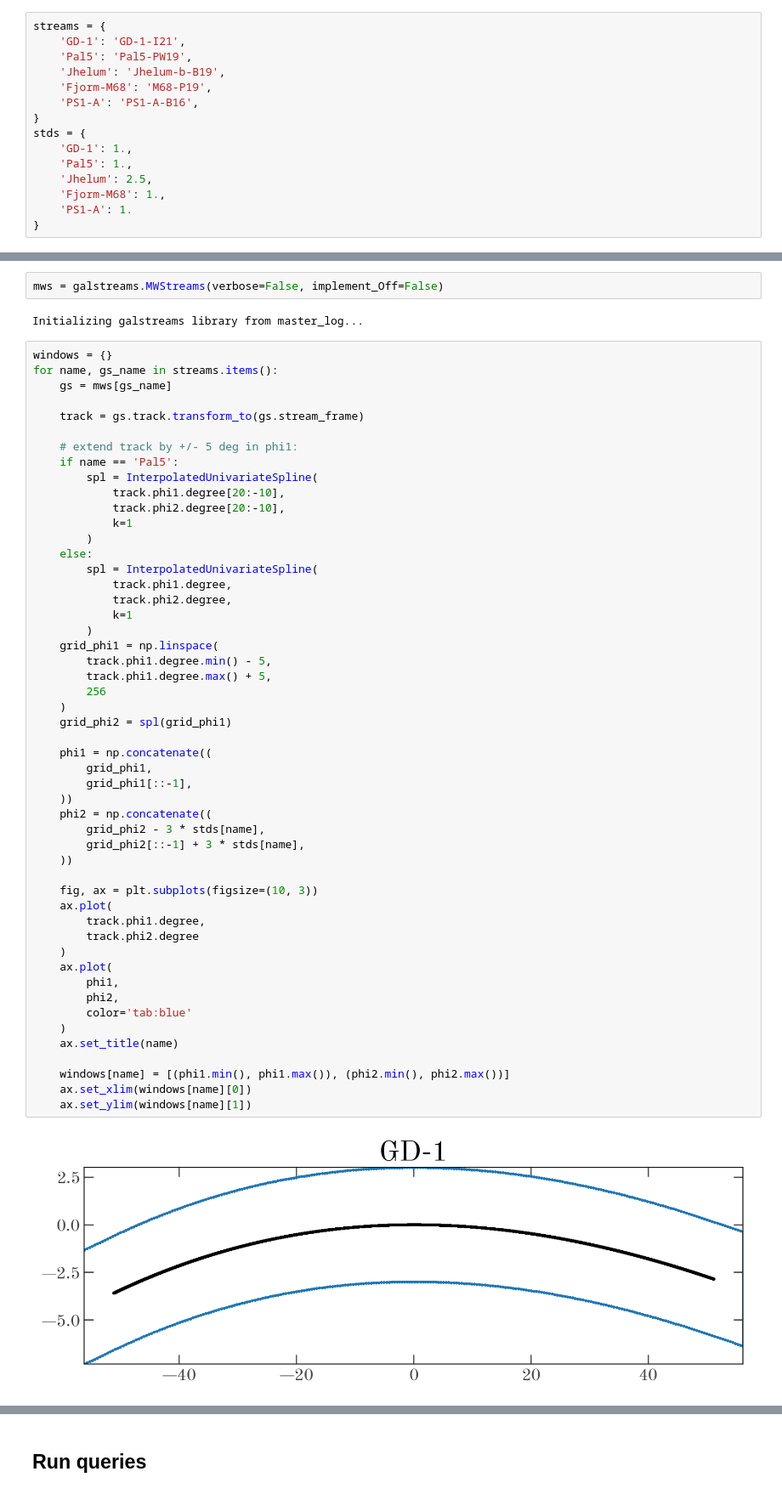
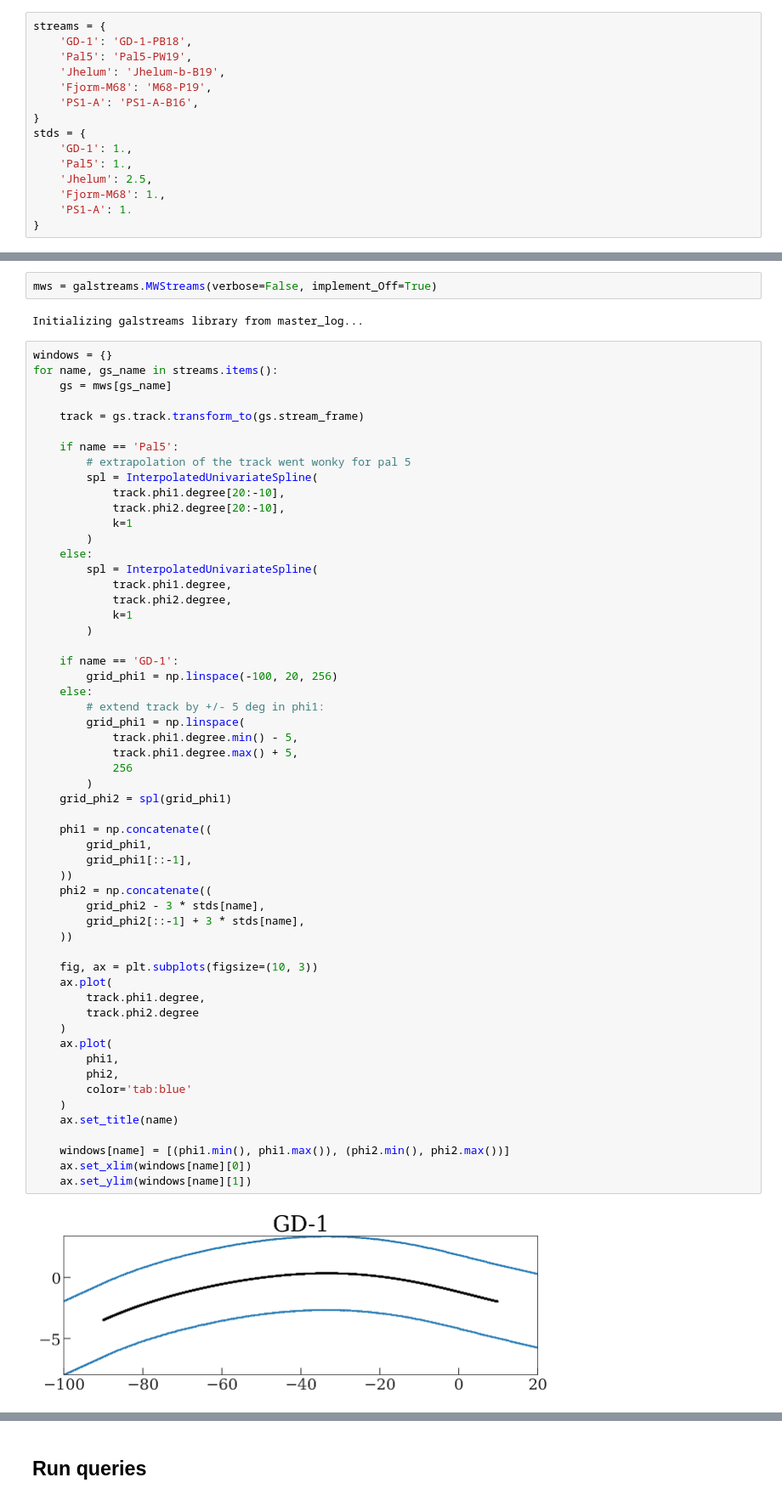
Before and after one commit to stellarstreams/cats, a Jupyter notebook: notebooks/Stream-subset-Gaia-data.ipynb, the cells around one changed output, grey strips where cells are left out. Shown at 85% size. Cells and saved outputs as stored; diff of their text form.

```diff
--- a/notebooks/Stream-subset-Gaia-data.ipynb
+++ b/notebooks/Stream-subset-Gaia-data.ipynb
@@ -20,7 +21,7 @@ data_path = pathlib.Path('../data/').resolve().absolute()
 data_path.mkdir(exist_ok=True, parents=True)
 # %%
 streams = {
-    'GD-1': 'GD-1-I21',
+    'GD-1': 'GD-1-PB18',
     'Pal5': 'Pal5-PW19',
     'Jhelum': 'Jhelum-b-B19',
     'Fjorm-M68': 'M68-P19',
@@ -81,7 +98,7 @@ WHERE parallax < 1 AND bp_rp > -1 AND bp_rp < 4 AND
 # %% [markdown]
 ## Load galstreams tracks:
 # %%
-mws = galstreams.MWStreams(verbose=False, implement_Off=False)
+mws = galstreams.MWStreams(verbose=False, implement_Off=True)
 # %% [output]
 Initializing galstreams library from master_log...
 # %%
@@ -91,8 +108,8 @@ for name, gs_name in streams.items():
 
     track = gs.track.transform_to(gs.stream_frame)
 
-    # extend track by +/- 5 deg in phi1:
     if name == 'Pal5':
+        # extrapolation of the track went wonky for pal 5
         spl = InterpolatedUnivariateSpline(
             track.phi1.degree[20:-10],
             track.phi2.degree[20:-10],
@@ -104,36 +121,41 @@ for name, gs_name in streams.items():
             track.phi2.degree,
             k=1
         )
-    grid_phi1 = np.linspace(
-        track.phi1.degree.min() - 5,
-        track.phi1.degree.max() + 5,
-        256
-    )
+
+    if name == 'GD-1':
+        grid_phi1 = np.linspace(-100, 20, 256)
+    else:
+        # extend track by +/- 5 deg in phi1:
+        grid_phi1 = np.linspace(
+            track.phi1.degree.min() - 5,
+            track.phi1.degree.max() + 5,
+            256
+        )
     grid_phi2 = spl(grid_phi1)
 
     phi1 = np.concatenate((
         grid_phi1,
         grid_phi1[::-1],
     ))
     phi2 = np.concatenate((
         grid_phi2 - 3 * stds[name],
         grid_phi2[::-1] + 3 * stds[name],
     ))
 
     fig, ax = plt.subplots(figsize=(10, 3))
     ax.plot(
         track.phi1.degree,
         track.phi2.degree
     )
     ax.plot(
         phi1,
         phi2,
         color='tab:blue'
     )
     ax.set_title(name)
 
     windows[name] = [(phi1.min(), phi1.max()), (phi2.min(), phi2.max())]
     ax.set_xlim(windows[name][0])
     ax.set_ylim(windows[name][1])
 # %% [output]
-[figure, old version]
+[figure, new version]
```
Also changed, not shown: parts of 9 cells of this notebook, 1 other file.
